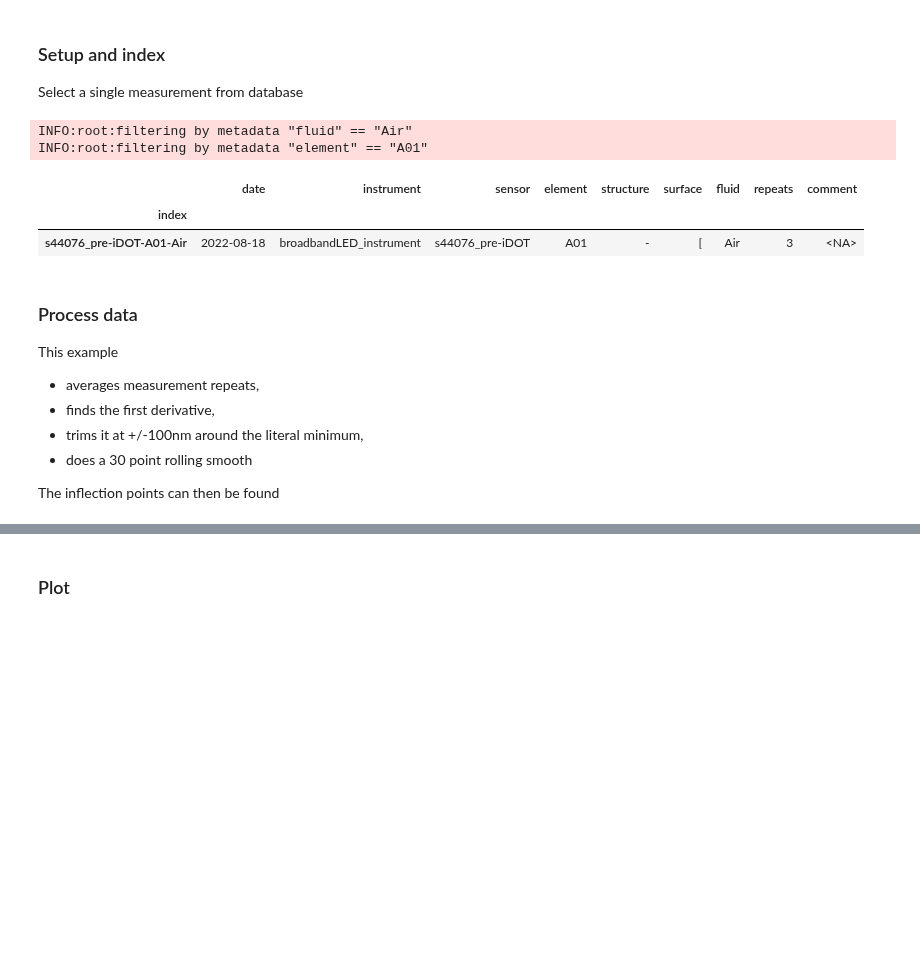
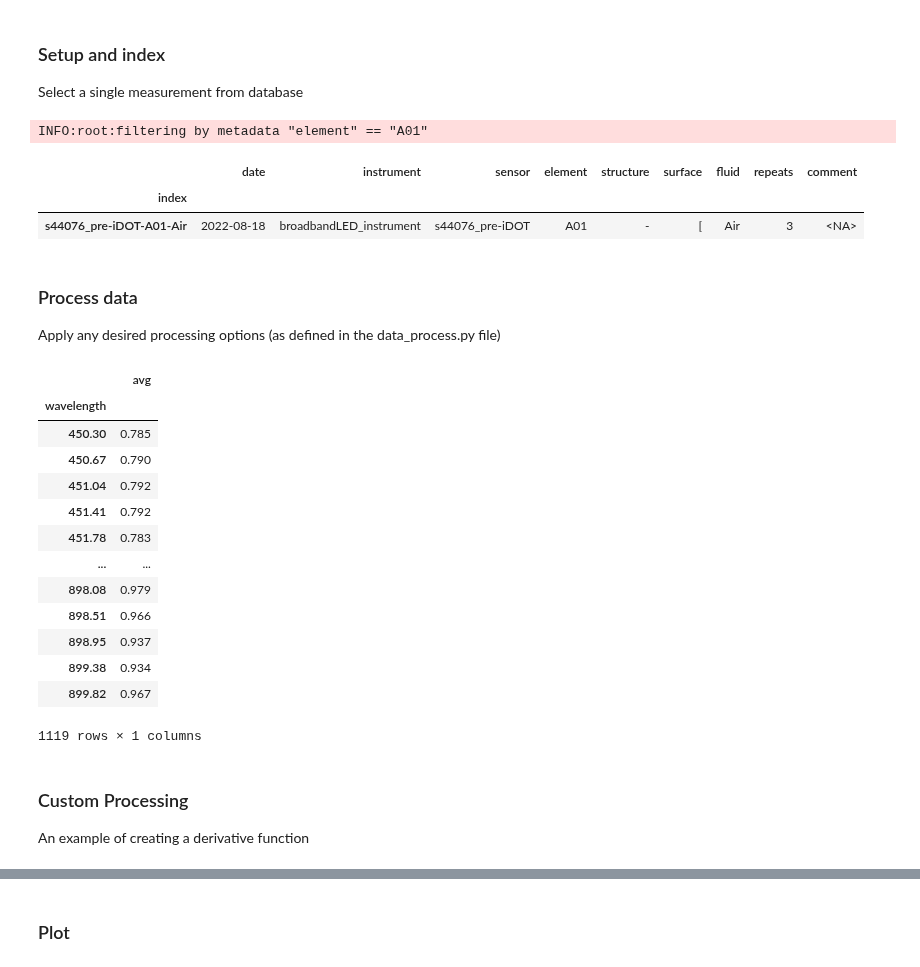
Before and after one commit to calcut/dwt-optical, a Jupyter notebook: jupyter_process_data.ipynb, the cells around one changed output, grey strips where cells are left out. Drawn from its saved outputs; the diff is of its cells as text; code cells hidden in the pictures; blank space fills up the shorter version.

```diff
--- a/jupyter_process_data.ipynb
+++ b/jupyter_process_data.ipynb
@@ -20,24 +20,56 @@ setup = json_setup.json_to_dict(setup_path)
 meta_df = csv.read_metadata(setup)
 
 # Filter for the measurement you are interested in
-# This example expects just a single measurement (but multiple repeats are OK)
-meta_df = csv.select_from_metadata('fluid', 'Air', meta_df)
+# meta_df = csv.select_from_metadata('fluid', 'Air', meta_df)
 meta_df = csv.select_from_metadata('element', 'A01', meta_df)
 meta_df
 # %% [output]
-INFO:root:filtering by metadata "fluid" == "Air"
 INFO:root:filtering by metadata "element" == "A01"
 |  | date | instrument | sensor | element | structure | surface | fluid | repeats | comment |
 | index |  |  |  |  |  |  |  |  |  |
 | s44076_pre-iDOT-A01-Air | 2022-08-18 | broadbandLED_instrument | s44076_pre-iDOT | A01 | - | [ | Air | 3 | <NA> |
-# %% [markdown]
-### Process data
-
-This example
-- averages measurement repeats,
-- finds the first derivative,
-- trims it at +/-100nm around the literal minimum,
-- does a 30 point rolling smooth
-
-The inflection points can then be found
+# %% [markdown]
+### Process data
+
+Apply any desired processing options (as defined in the data_process.py file)
+# %%
+
+# Read in the actual spectral data, merging all measurements into a single dataframe
+merged_df, title = csv.merge_dataframes(setup, meta_df)
+
+# Configure the parameters for processing the data
+dp = lib.data_process.DataProcessor()
+dp.apply_avg_repeats = True
+dp.apply_normalise = True
+dp.apply_smooth = False
+dp.apply_trim = False
+dp.apply_interpolate = False
+dp.apply_round = True
+
+dp.smooth_points = 3
+dp.wavelength_trim_min = 540
+dp.wavelength_trim_max = 730
+dp.round_decimals = 3
+
+# Apply the processing
+df = dp.process_dataframe(merged_df)
+df
+# %% [output]
+|  | avg |
+| wavelength |  |
+| 450.30 | 0.785 |
+| 450.67 | 0.790 |
+| 451.04 | 0.792 |
+| 451.41 | 0.792 |
+| 451.78 | 0.783 |
+| ... | ... |
+| 898.08 | 0.979 |
+| 898.51 | 0.966 |
+| 898.95 | 0.937 |
+| 899.38 | 0.934 |
+| 899.82 | 0.967 |
+1119 rows × 1 columns
+# %% [markdown]
+### Custom Processing
+An example of creating a derivative function
 # %%
```
Also changed, not shown: parts of 2 cells of this notebook.
